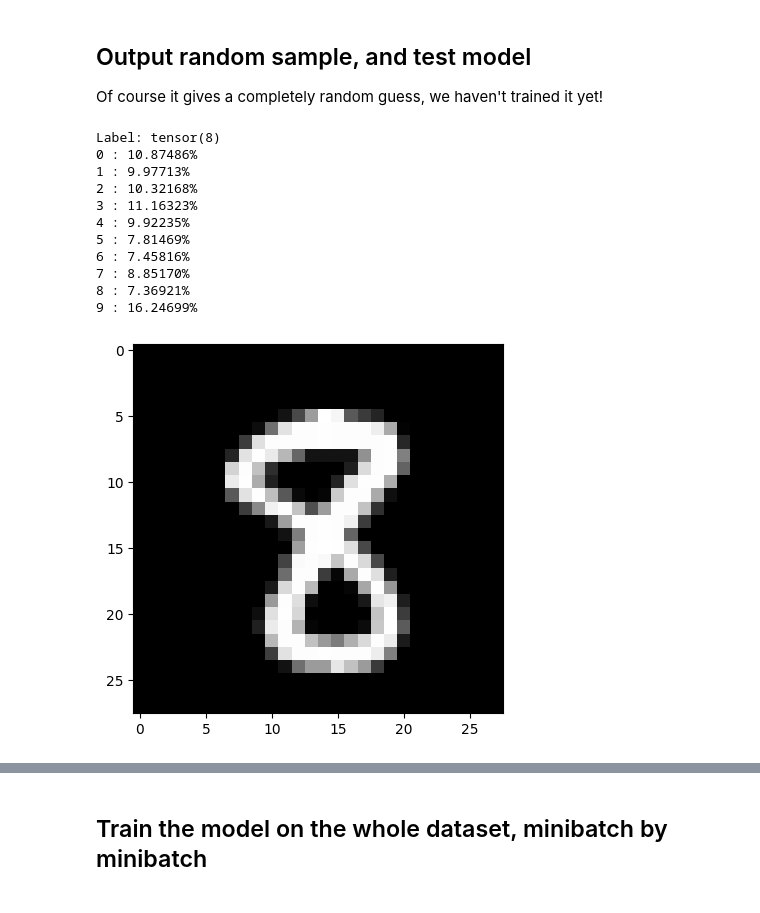
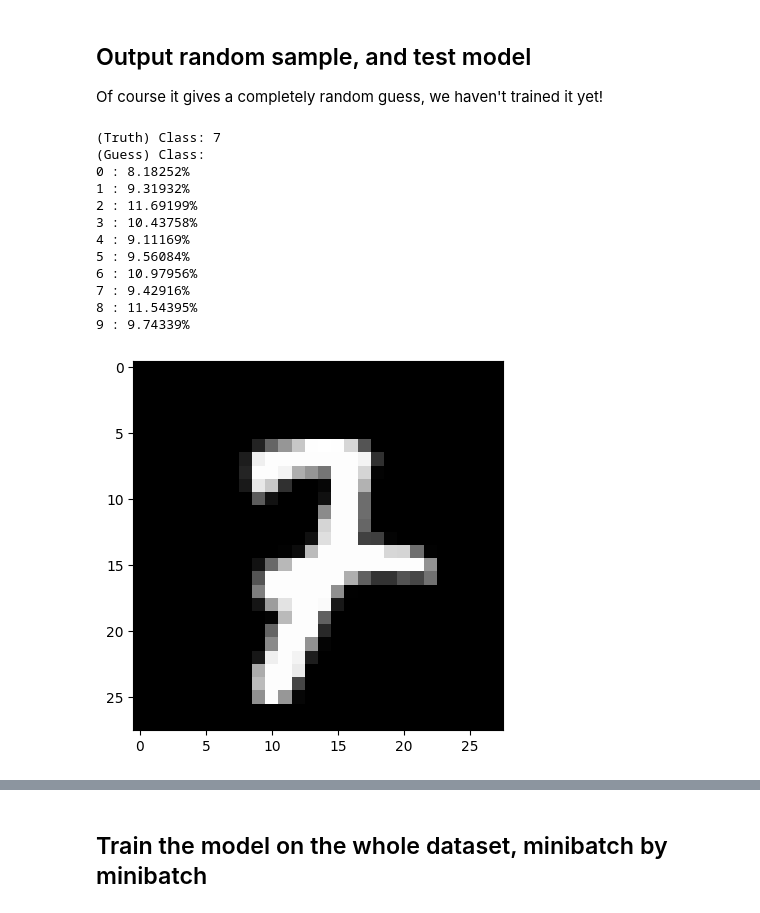
Before and after one commit to wazizian/NumericalOptimization, a Jupyter notebook: Lab9_NeuralNetworks/Lab9_NeuralNetworks.ipynb, the cells around one changed output, grey strips where cells are left out. Cells and saved outputs as stored; diff of their text form; code cells hidden in the pictures.

```diff
--- a/Lab9_NeuralNetworks/Lab9_NeuralNetworks.ipynb
+++ b/Lab9_NeuralNetworks/Lab9_NeuralNetworks.ipynb
@@ -182,13 +213,12 @@ Visualizing output of neuron n°3 out of 5 neurons
 # %%
-import torch
-import torchvision
+
 ## Create dataloader, in PyTorch, we feed the trainer data with use of dataloader
 ## We create dataloader with dataset from torchvision,
 ## and we dont have to download it seperately, all automatically done
 
 # Define batch size, batch size is how much data you feed for training in one iteration
 batch_size_train = 32 # We use a small batch size here for training
-batch_size_test = 32 #
+batch_size_test = 1024 #
 
 # define how image transformed
 image_transform = torchvision.transforms.Compose([
@@ -267,0 +300,7 @@ optimizer = optim.SGD(model.parameters(), lr=learning_rate,
+# %%
+# Create an instance of the CNN model
+cnn_model = CNN() # using cpu here
+timestamp, trainlosslist, testlosslist = [], [], []
+elapsed = 0
+# show summary
+cnn_model
@@ -270,28 +325,27 @@ optimizer = optim.SGD(model.parameters(), lr=learning_rate,
 
 Of course it gives a completely random guess, we haven't trained it yet!
 # %%
-# import library
-import matplotlib.pyplot as plt
-# We can check the dataloader
 _, (example_datas, labels) = next(enumerate(test_loader))
 sample = example_datas[0][0]
 # show the data
 plt.imshow(sample, cmap='gray', interpolation='none')
-print("Label: "+ str(labels[0]))
+print(f"(Truth) Class: {labels[0].item()}")
 with torch.no_grad():
-    out = model(example_datas)[0].numpy()
+    out = cnn_model(example_datas)[0].numpy()
+print("(Guess) Class:")
 for i, p in enumerate(out):
     print(f"{i} : {np.exp(p)*100:.5f}%")
 # %% [output]
-Label: tensor(8)
-0 : 10.87486%
-1 : 9.97713%
-2 : 10.32168%
-3 : 11.16323%
-4 : 9.92235%
-5 : 7.81469%
-6 : 7.45816%
-7 : 8.85170%
-8 : 7.36921%
-9 : 16.24699%
+(Truth) Class: 7
+(Guess) Class:
+0 : 8.18252%
+1 : 9.31932%
+2 : 11.69199%
+3 : 10.43758%
+4 : 9.11169%
+5 : 9.56084%
+6 : 10.97956%
+7 : 9.42916%
+8 : 11.54395%
+9 : 9.74339%
-[figure, old version]
+[figure, new version]
```
Also changed, not shown: parts of 26 cells of this notebook, 1 other file.
